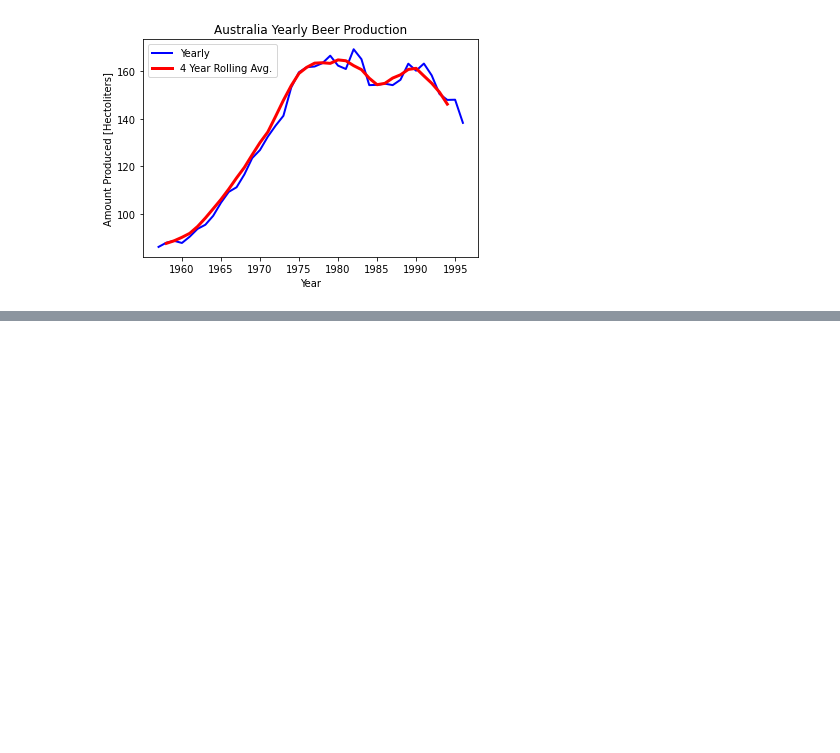
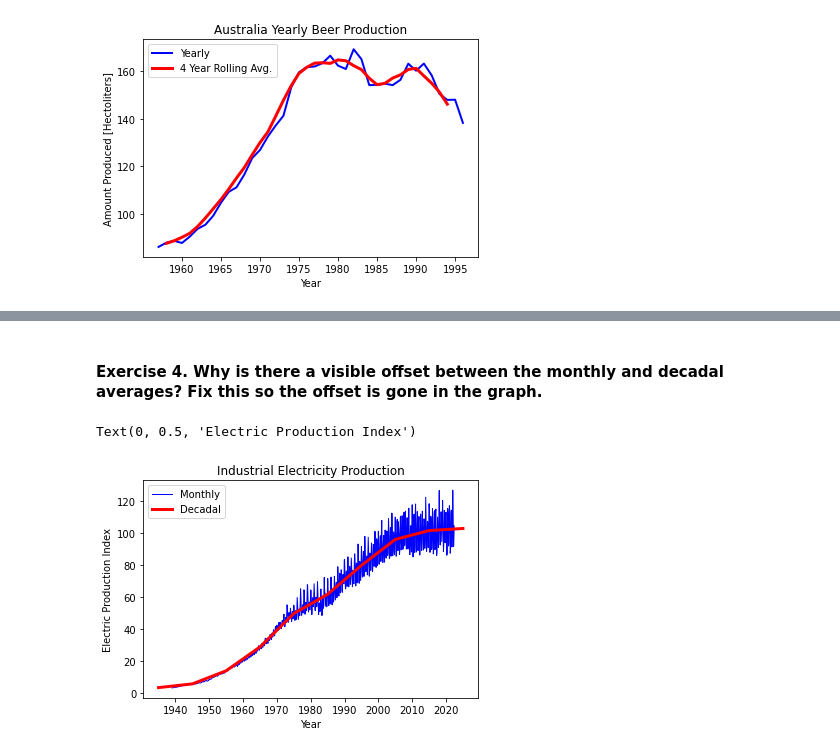
Before and after one commit to ohcrud/intermediate_python, a Jupyter notebook: sprint-2/practice-1/sprint-2-practice-1.ipynb, the cells around one changed output, grey strips where cells are left out. Cells and saved outputs as stored; diff of their text form; code cells hidden in the pictures; blank space fills up the shorter version.

```diff
--- a/sprint-2/practice-1/sprint-2-practice-1.ipynb
+++ b/sprint-2/practice-1/sprint-2-practice-1.ipynb
@@ -390,0 +454,27 @@ Text(0, 0.5, 'Amount Produced [Hectoliters]')
+# %% [markdown]
+#### Exercise 4. Why is there a visible offset between the monthly and decadal averages? Fix this so the offset is gone in the graph.
+# %%
+### BEGIN SOLUTION
+
+# the offset is caused by the resampled data being re-indexed using the rightmost value in the time window
+
+electric_decade.reset_index(inplace = True)
+loffset = '5Y'
+electric_decade['DATE_offset'] = electric_decade['DATE'] - to_offset(loffset)
+
+# plot
+plt.plot(electric['DATE'], electric["Electric Production Index"], c = 'b',
+         linewidth = 1, label = 'Monthly')
+
+plt.plot(electric_decade['DATE_offset'], electric_decade["Electric Production Index"], c = 'r',
+linewidth = 3, label = 'Decadal')
+
+plt.legend()
+plt.title('Industrial Electricity Production')
+plt.xlabel('Year')
+plt.ylabel('Electric Production Index')
+
+### END SOLUTION
+# %% [output]
+Text(0, 0.5, 'Electric Production Index')
+[figure, added]
```
Also changed, not shown: parts of 13 cells of this notebook, 1 other file.
